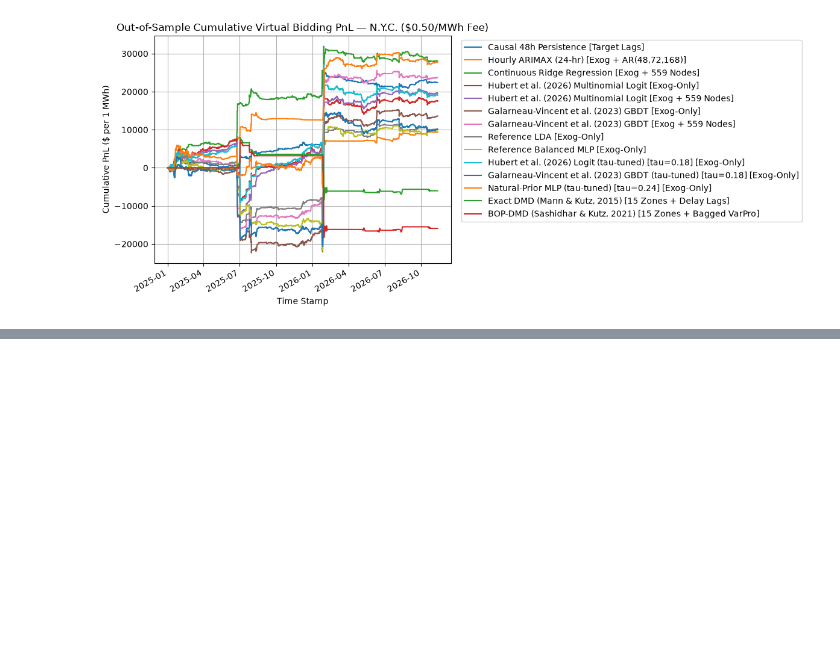
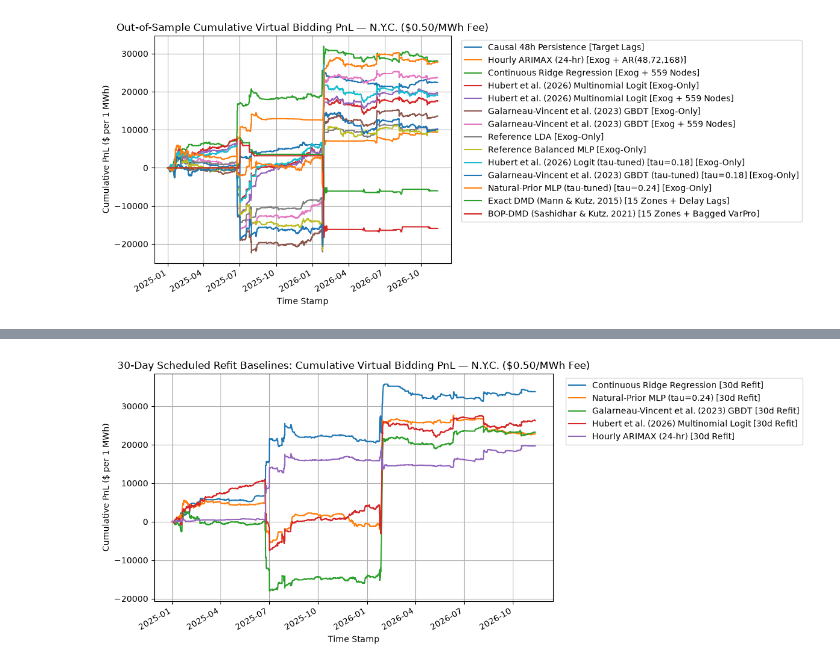
Before and after one commit to pasmith/me570-nyiso-sparse-sensing, a Jupyter notebook: notebooks/01_baseline_evaluation.ipynb, the cells around one changed output, grey strips where cells are left out. Saved outputs shown, nothing was run; the diff lists cells and outputs as text; code cells hidden in the pictures; blank space fills up the shorter version.

```diff
--- a/notebooks/01_baseline_evaluation.ipynb
+++ b/notebooks/01_baseline_evaluation.ipynb
@@ -291,0 +716,52 @@ P-23 Subzone Meta:      (23, 3)
+# %%
+import pandas as pd
+import matplotlib.pyplot as plt
+
+# ==============================================================================
+# 1. Baseline-Only Comparison: Static (Frozen '24) vs. 30-Day Scheduled Refit
+# ==============================================================================
+s1_static = pd.read_parquet(CACHE_OUT_DIR / "stage1_baseline_results_NYC.parquet")
+s1_refit = pd.read_parquet(CACHE_OUT_DIR / "stage1_refit30d_results_NYC.parquet")
+s1_refit_pnl = pd.read_parquet(CACHE_OUT_DIR / "stage1_refit30d_unit_pnl_NYC.parquet")
+
+baseline_compare_rows = [
+    ("Continuous Ridge Regression", "Exog + 559 Nodes", "Continuous Ridge Regression [30d Refit]"),
+    ("Hubert et al. (2026) Multinomial Logit", "Exog + 559 Nodes", "Hubert et al. (2026) Multinomial Logit [30d Refit]"),
+    ("Natural-Prior MLP (tau-tuned) [tau=0.24]", "Exog-Only", "Natural-Prior MLP (tau=0.24) [30d Refit]"),
+    ("Hourly ARIMAX (24-hr)", "Exog + AR(48,72,168)", "Hourly ARIMAX (24-hr) [30d Refit]"),
+    ("Galarneau-Vincent et al. (2023) GBDT", "Exog + 559 Nodes", "Galarneau-Vincent et al. (2023) GBDT [30d Refit]"),
+]
+
+summary_rows = []
+refit_idx = s1_refit.set_index("Model")
+for st_name, fset, rf_name in baseline_compare_rows:
+    st_r = s1_static[(s1_static["Model"] == st_name) & (s1_static["Feature Set"] == fset)].iloc[0]
+    rf_r = refit_idx.loc[rf_name]
+    summary_rows.append({
+        "Baseline Model": st_name,
+        "Feature Set": fset,
+        "Static Sharpe": st_r["Annual Sharpe"],
+        "30d Refit Sharpe": rf_r["Annual Sharpe"],
+        "Δ Sharpe": round(rf_r["Annual Sharpe"] - st_r["Annual Sharpe"], 2),
+        "Static Cum PnL ($)": st_r["Cum PnL ($)"],
+        "30d Refit Cum PnL ($)": rf_r["Cum PnL ($)"],
+        "Static Max DD ($)": st_r["Max DD ($)"],
+        "30d Refit Max DD ($)": rf_r["Max DD ($)"],
+    })
+
+baseline_refit_summary_df = pd.DataFrame(summary_rows).sort_values("30d Refit Sharpe", ascending=False).reset_index(drop=True)
+display(baseline_refit_summary_df)
+
+# ==============================================================================
+# 2. Cumulative Out-of-Sample PnL Curves for 30-Day Refit Baselines
+# ==============================================================================
+ax = s1_refit_pnl.cumsum().plot(
+    figsize=(12, 5),
+    title="30-Day Scheduled Refit Baselines: Cumulative Virtual Bidding PnL — N.Y.C. ($0.50/MWh Fee)",
+    ylabel="Cumulative PnL ($ per 1 MWh)",
+    grid=True,
+)
+ax.legend(bbox_to_anchor=(1.02, 1), loc="upper left")
+plt.tight_layout()
+plt.show()
+# %% [output]
@@ -291,0 +774 @@ P-23 Subzone Meta:      (23, 3)
+[figure, added]
```
Also changed, not shown: parts of 5 cells of this notebook, 9 other files.
